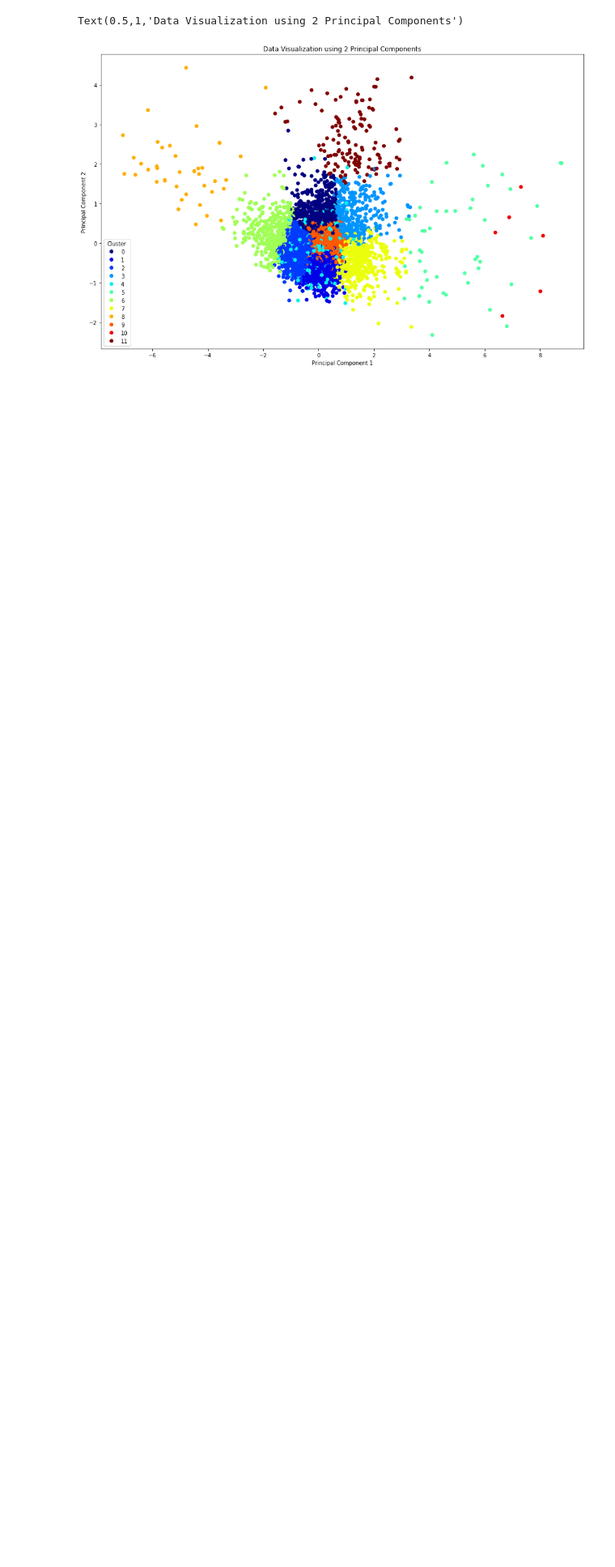
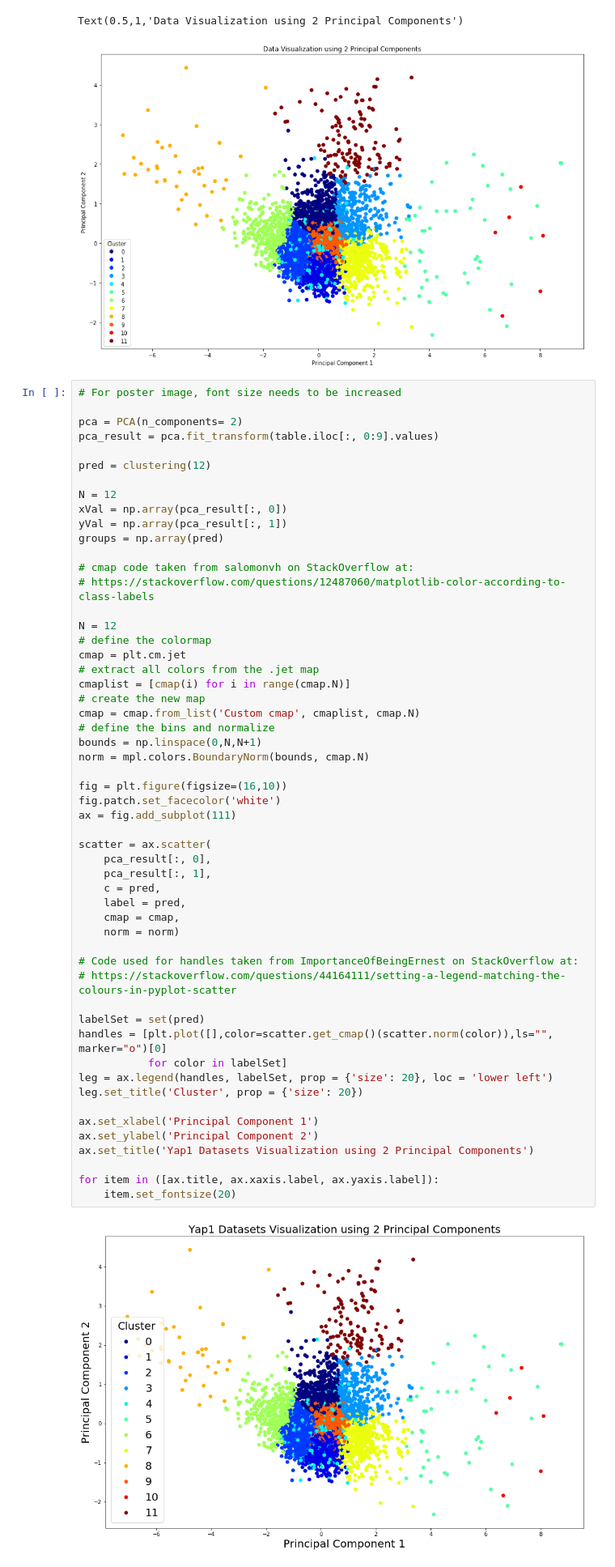
Before and after one commit to binhe-lab/C031-Cg-OSR-regulon, a Jupyter notebook: 05-meta-analysis/Table/Visualization PCA Clustering.ipynb, the cells around one changed output. Shown at 81% size. Saved outputs shown, nothing was run; the diff lists cells and outputs as text; blank space fills up the shorter version.

```diff
--- a/05-meta-analysis/Table/Visualization PCA Clustering.ipynb
+++ b/05-meta-analysis/Table/Visualization PCA Clustering.ipynb
@@ -186,6 +186,62 @@ ax.set_title('Data Visualization using 2 Principal Components')
 # %% [output]
 Text(0.5,1,'Data Visualization using 2 Principal Components')
 [figure]
+# %%
+# For poster image, font size needs to be increased
+
+pca = PCA(n_components= 2)
+pca_result = pca.fit_transform(table.iloc[:, 0:9].values)
+
+pred = clustering(12)
+
+N = 12
+xVal = np.array(pca_result[:, 0])
+yVal = np.array(pca_result[:, 1])
+groups = np.array(pred)
+
+# cmap code taken from salomonvh on StackOverflow at:
+# https://stackoverflow.com/questions/12487060/matplotlib-color-according-to-class-labels
+
+N = 12
+# define the colormap
+cmap = plt.cm.jet
+# extract all colors from the .jet map
+cmaplist = [cmap(i) for i in range(cmap.N)]
+# create the new map
+cmap = cmap.from_list('Custom cmap', cmaplist, cmap.N)
+# define the bins and normalize
+bounds = np.linspace(0,N,N+1)
+norm = mpl.colors.BoundaryNorm(bounds, cmap.N)
+
+fig = plt.figure(figsize=(16,10))
+fig.patch.set_facecolor('white')
+ax = fig.add_subplot(111)
+
+scatter = ax.scatter(
+    pca_result[:, 0],
+    pca_result[:, 1],
+    c = pred,
+    label = pred,
+    cmap = cmap,
+    norm = norm)
+
+# Code used for handles taken from ImportanceOfBeingErnest on StackOverflow at:
+# https://stackoverflow.com/questions/44164111/setting-a-legend-matching-the-colours-in-pyplot-scatter
+
+labelSet = set(pred)
+handles = [plt.plot([],color=scatter.get_cmap()(scatter.norm(color)),ls="", marker="o")[0]
+           for color in labelSet]
+leg = ax.legend(handles, labelSet, prop = {'size': 20}, loc = 'lower left')
+leg.set_title('Cluster', prop = {'size': 20})
+
+ax.set_xlabel('Principal Component 1')
+ax.set_ylabel('Principal Component 2')
+ax.set_title('Yap1 Datasets Visualization using 2 Principal Components')
+
+for item in ([ax.title, ax.xaxis.label, ax.yaxis.label]):
+    item.set_fontsize(20)
+# %% [output]
+[figure, added]
 # %%
 # For 3D Graph
 
```
Also changed, not shown: 3 other files.
